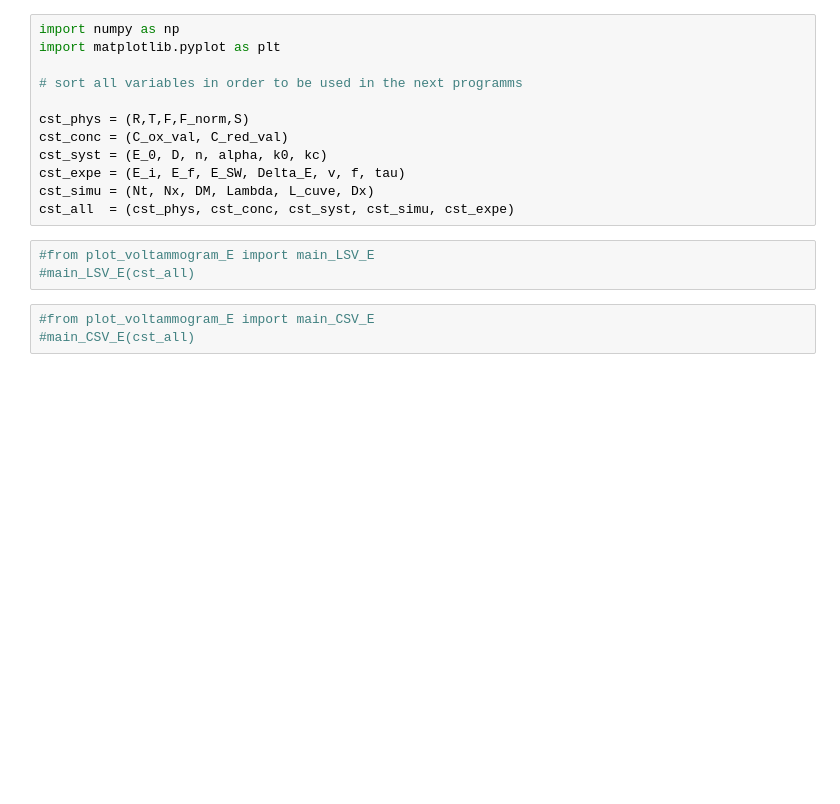
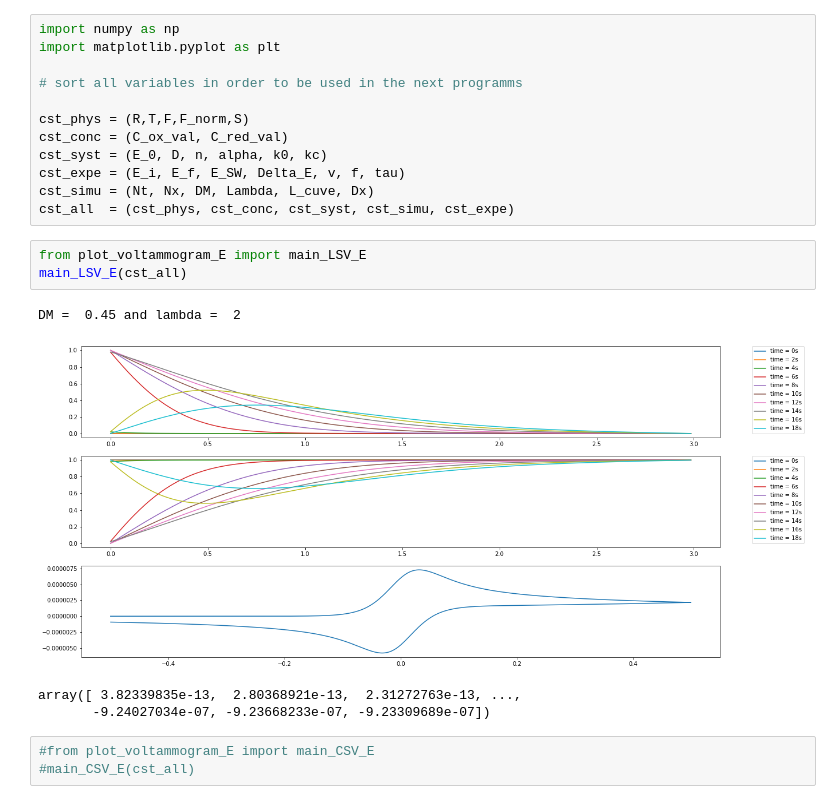
Before and after one commit to truejulosdu13/Electrochemistry, a Jupyter notebook: E_mechanism/voltammogram_E.ipynb, the cells around one changed output. Drawn from its saved outputs; the diff is of its cells as text; blank space fills up the shorter version.

```diff
--- a/E_mechanism/voltammogram_E.ipynb
+++ b/E_mechanism/voltammogram_E.ipynb
@@ -59,8 +59,13 @@ cst_expe = (E_i, E_f, E_SW, Delta_E, v, f, tau)
 cst_simu = (Nt, Nx, DM, Lambda, L_cuve, Dx)
 cst_all  = (cst_phys, cst_conc, cst_syst, cst_simu, cst_expe)
 # %%
-#from plot_voltammogram_E import main_LSV_E
-#main_LSV_E(cst_all)
+from plot_voltammogram_E import main_LSV_E
+main_LSV_E(cst_all)
+# %% [output]
+DM =  0.45 and lambda =  2
+[figure, added]
+array([ 3.82339835e-13,  2.80368921e-13,  2.31272763e-13, ...,
+       -9.24027034e-07, -9.23668233e-07, -9.23309689e-07])
 # %%
 #from plot_voltammogram_E import main_CSV_E
 #main_CSV_E(cst_all)
```
Also changed, not shown: parts of 3 cells of this notebook, 4 other files.
